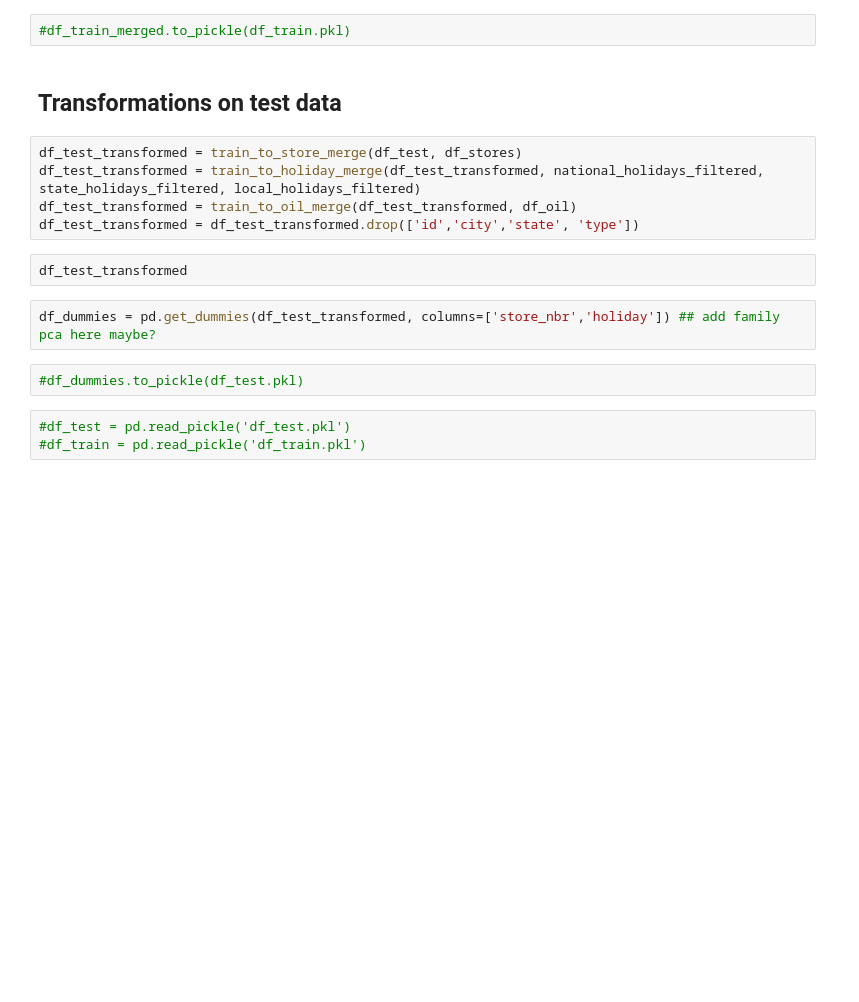
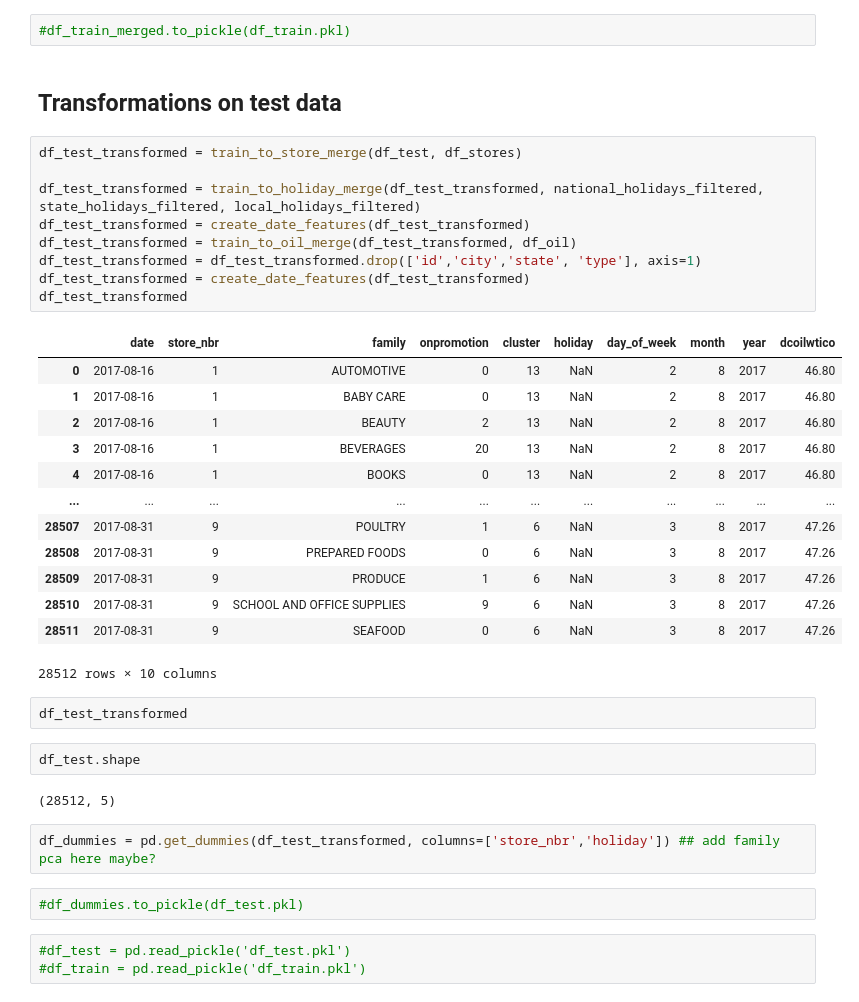
Before and after one commit to coryleroy1/Store-Sales, a Jupyter notebook: Feature Engineering/Feature Engineering.ipynb, the cells around one changed output. Drawn from its saved outputs; the diff is of its cells as text; blank space fills up the shorter version.

```diff
--- a/Feature Engineering/Feature Engineering.ipynb
+++ b/Feature Engineering/Feature Engineering.ipynb
@@ -217,11 +219,33 @@ df_train_merged
 ## Transformations on test data ##
 # %%
 df_test_transformed = train_to_store_merge(df_test, df_stores)
+
 df_test_transformed = train_to_holiday_merge(df_test_transformed, national_holidays_filtered, state_holidays_filtered, local_holidays_filtered)
+df_test_transformed = create_date_features(df_test_transformed)
 df_test_transformed = train_to_oil_merge(df_test_transformed, df_oil)
-df_test_transformed = df_test_transformed.drop(['id','city','state', 'type'])
+df_test_transformed = df_test_transformed.drop(['id','city','state', 'type'], axis=1)
+df_test_transformed = create_date_features(df_test_transformed)
+df_test_transformed
+# %% [output]
+|  | date | store_nbr | family | onpromotion | cluster | holiday | day_of_week | month | year | dcoilwtico |
+| 0 | 2017-08-16 | 1 | AUTOMOTIVE | 0 | 13 | NaN | 2 | 8 | 2017 | 46.80 |
+| 1 | 2017-08-16 | 1 | BABY CARE | 0 | 13 | NaN | 2 | 8 | 2017 | 46.80 |
+| 2 | 2017-08-16 | 1 | BEAUTY | 2 | 13 | NaN | 2 | 8 | 2017 | 46.80 |
+| 3 | 2017-08-16 | 1 | BEVERAGES | 20 | 13 | NaN | 2 | 8 | 2017 | 46.80 |
+| 4 | 2017-08-16 | 1 | BOOKS | 0 | 13 | NaN | 2 | 8 | 2017 | 46.80 |
+| ... | ... | ... | ... | ... | ... | ... | ... | ... | ... | ... |
+| 28507 | 2017-08-31 | 9 | POULTRY | 1 | 6 | NaN | 3 | 8 | 2017 | 47.26 |
+| 28508 | 2017-08-31 | 9 | PREPARED FOODS | 0 | 6 | NaN | 3 | 8 | 2017 | 47.26 |
+| 28509 | 2017-08-31 | 9 | PRODUCE | 1 | 6 | NaN | 3 | 8 | 2017 | 47.26 |
+| 28510 | 2017-08-31 | 9 | SCHOOL AND OFFICE SUPPLIES | 9 | 6 | NaN | 3 | 8 | 2017 | 47.26 |
+| 28511 | 2017-08-31 | 9 | SEAFOOD | 0 | 6 | NaN | 3 | 8 | 2017 | 47.26 |
+28512 rows × 10 columns
 # %%
 df_test_transformed
+# %%
+df_test.shape
+# %% [output]
+(28512, 5)
 # %%
 df_dummies = pd.get_dummies(df_test_transformed, columns=['store_nbr','holiday']) ## add family pca here maybe?
 # %%
```
Also changed, not shown: parts of 6 cells of this notebook, 2 other files.
